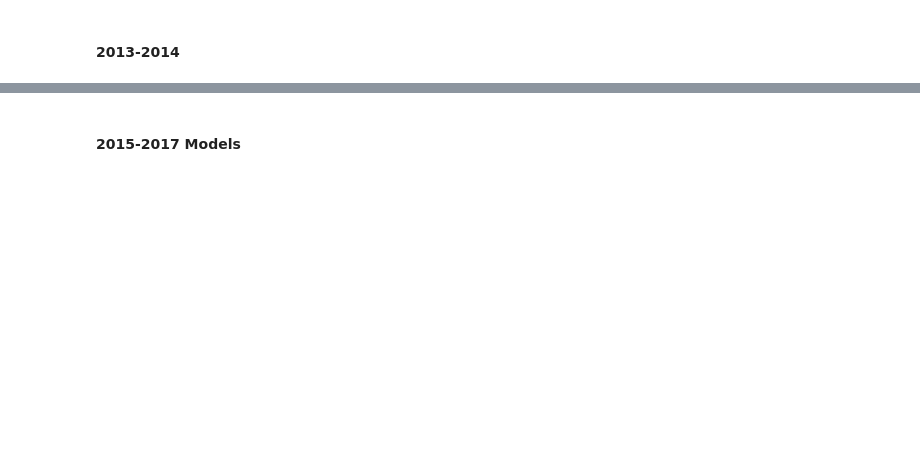
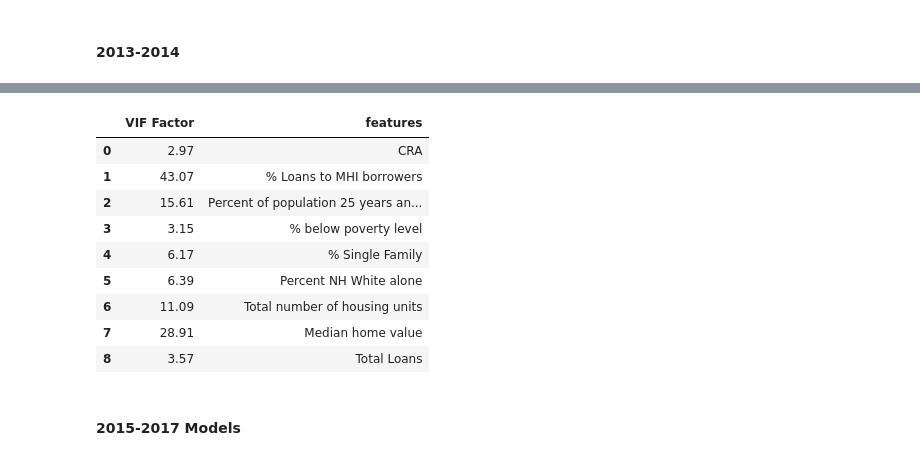
Before and after one commit to abaum1/communityreinvestmentact, a Jupyter notebook: scripts/UDP linear classification models.ipynb, the cells around one changed output, grey strips where cells are left out. Drawn from its saved outputs; the diff is of its cells as text; code cells hidden in the pictures; blank space fills up the shorter version.

Commit message:
re-ran models with new neighbors and tested collinearity impact of taking out med house inc

```diff
--- a/scripts/UDP linear classification models.ipynb
+++ b/scripts/UDP linear classification models.ipynb
@@ -220 +223,15 @@ Warnings:
 strong multicollinearity or other numerical problems.
+# %%
+x_1314_nomedinc =  udp_loans_merge_1314[["CRA",'% Loans to MHI borrowers', 'Percent of population 25 years and over with Bachelor\'s degree',
+       '% below poverty level', '% Single Family', 'Percent NH White alone', 'Total number of housing units', 'Median home value',
+       'Total Loans', 'County_San Mateo County',
+    'County_Santa Clara County','County_Solano County','County_Sonoma County','County_Alameda County',
+            'County_Contra Costa County','County_Marin County', 'County_San Francisco County']]
+y_1314_nomedinc =  udp_loans_merge_1314["UDP code"]
+
+x_1314_nomedinc_c = sm.add_constant(x_1314_nomedinc)
+rm = sm.regression.linear_model.OLS(y_1314_nomedinc, x_1314_nomedinc_c)
+results_rm = rm.fit()
+print(results_rm.summary())
+with open('/Users/ameliabaum/Desktop/Amelia/CRA_Thesis/communityreinvestmentact/results/udp_regressions/201314_udp_nomedinc.html', 'w') as outfile:
+    outfile.write(results_r.summary().as_html())
@@ -229,6 +264,28 @@ vif.round(2)
 
 
 vif.to_csv("/Users/ameliabaum/Desktop/Amelia/CRA_Thesis/communityreinvestmentact/results/collinearity/VIF_201314_udp.csv")
+# %%
+vif = pd.DataFrame()
+no_counties = x_1314_nomedinc.loc[:, ~x_1314_nomedinc.columns.isin(["County_Alameda County", "County_Contra Costa County", "County_Marin County",
+          "County_San Francisco County", "County_San Mateo County", "County_Santa Clara County",
+              "County_Solano County", "County_Sonoma County", "% Owner Occupied"])]
+vif["VIF Factor"] = [variance_inflation_factor(no_counties.values, i) for i in range(no_counties.shape[1])]
+vif["features"] = no_counties.columns
+vif.round(2)
+
+
+# vif.to_csv("/Users/ameliabaum/Desktop/Amelia/CRA_Thesis/communityreinvestmentact/results/collinearity/VIF_201314_udp_nomedinc.csv")
+# %% [output]
+|  | VIF Factor | features |
+| 0 | 2.97 | CRA |
+| 1 | 43.07 | % Loans to MHI borrowers |
+| 2 | 15.61 | Percent of population 25 years an... |
+| 3 | 3.15 | % below poverty level |
+| 4 | 6.17 | % Single Family |
+| 5 | 6.39 | Percent NH White alone |
+| 6 | 11.09 | Total number of housing units |
+| 7 | 28.91 | Median home value |
+| 8 | 3.57 | Total Loans |
 # %% [markdown]
 #### 2015-2017 Models
 # %%
```
Also changed, not shown: parts of 8 cells of this notebook.
